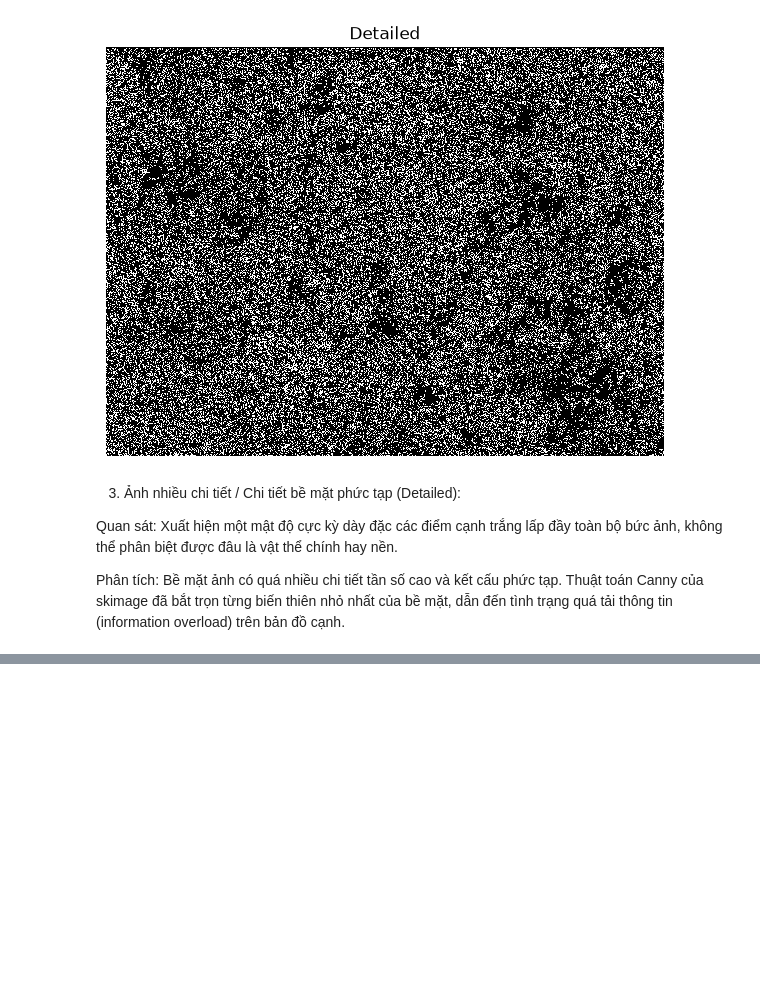
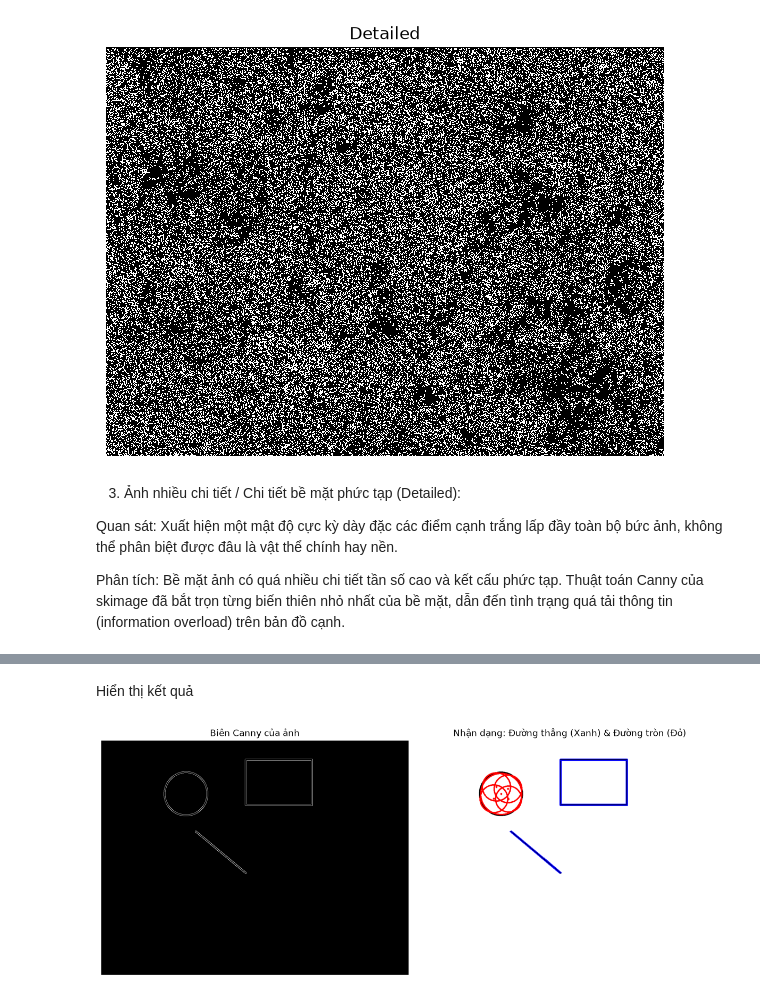
Before and after one commit to NappoLeeShi/computer_vision, a Jupyter notebook: lab2/lab2_part2.ipynb, the cells around one changed output, grey strips where cells are left out. Cells and saved outputs as stored; diff of their text form; code cells hidden in the pictures; blank space fills up the shorter version.

```diff
--- a/lab2/lab2_part2.ipynb
+++ b/lab2/lab2_part2.ipynb
@@ -280,0 +326,9 @@ Phân tích: Bề mặt ảnh có quá nhiều chi tiết tần số cao và k
+# %%
+import cv2
+import numpy as np
+import matplotlib.pyplot as plt
+
+image2 = cv2.imread("E:\daihoc\daihoc1\computervision\lab\lab2\datatest/test2.jpg") #path tới ảnh trong datatest
+if image2 is None:
+    print("No image")
+    exit()
@@ -280,0 +338,3 @@ Phân tích: Bề mặt ảnh có quá nhiều chi tiết tần số cao và k
+# %%
+edges = cv2.Canny(image2, threshold1=50, threshold2=150)
+img_shapes = image2.copy()
@@ -280,0 +367,20 @@ Phân tích: Bề mặt ảnh có quá nhiều chi tiết tần số cao và k
+# %% [markdown]
+Hiển thị kết quả
+# %%
+plt.figure(figsize=(12, 6))
+
+plt.subplot(1, 2, 1)
+plt.imshow(edges, cmap='gray')
+plt.title("Biên Canny của ảnh")
+plt.axis('off')
+
+plt.subplot(1, 2, 2)
+# Chuyển sang RGB trước khi hiện Matplotlib
+plt.imshow(cv2.cvtColor(img_shapes, cv2.COLOR_BGR2RGB))
+plt.title("Nhận dạng: Đường thẳng (Xanh) & Đường tròn (Đỏ)")
+plt.axis('off')
+
+plt.tight_layout()
+plt.show()
+# %% [output]
+[figure, added]
```
Also changed, not shown: parts of 16 cells of this notebook.
